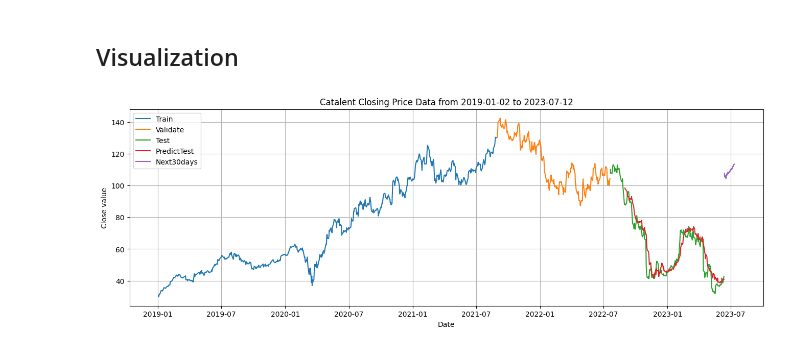
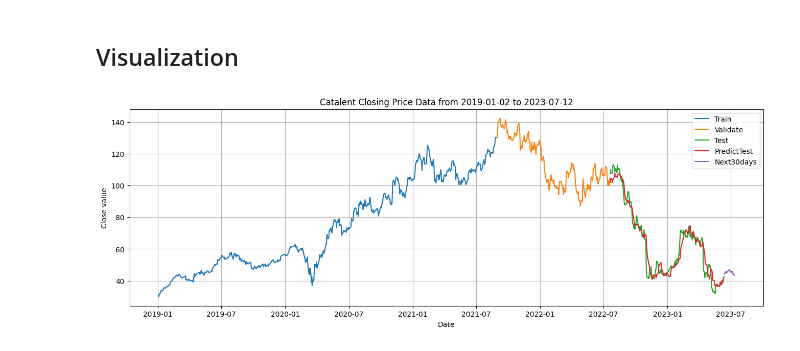
Before and after one commit to mynhungg/IS403.N21.HTTT_Nhom13, a Jupyter notebook: Model/DNN/6_2_2/Code/DFNN_622_CTLT.ipynb, the cells around one changed output. Drawn from its saved outputs; the diff is of its cells as text; code cells hidden in the pictures.

```diff
--- a/Model/DNN/6_2_2/Code/DFNN_622_CTLT.ipynb
+++ b/Model/DNN/6_2_2/Code/DFNN_622_CTLT.ipynb
@@ -163,3 +135,31 @@ MLPRegressor(hidden_layer_sizes=(128, 64, 32), learning_rate='adaptive')
-# %%
-train_predict=best_model.predict(X_train_2d)
-y_pred_val=best_model.predict(X_val_2d)
+# %%
+# Find best params
+best_val_mse = float('inf')
+best_params = None
+
+for hidden_layer_sizes in param_grid['hidden_layer_sizes']:
+    for activation in param_grid['activation']:
+        for learning_rate in param_grid['learning_rate']:
+            # Create the model
+            model = MLPRegressor(hidden_layer_sizes=hidden_layer_sizes, activation=activation, learning_rate=learning_rate,
+                                 max_iter=10, batch_size=32)
+
+            # Training with EarlyStopping
+            es = EarlyStopping(patience=3, verbose=1)
+            model.fit(X_train_2d, y_train)
+
+            # Evaluate on validate sets
+            train_predict=model.predict(X_train_2d)
+            y_pred_val=model.predict(X_val_2d)
+
+            #Inverse
+            train_predict = scaler.inverse_transform(train_predict.reshape(-1, 1))
+            y_pred_val = scaler.inverse_transform(y_pred_val.reshape(-1, 1))
+            y_val = scaler.inverse_transform(y_val.reshape(-1, 1))
+
+            val_mse = mean_squared_error(y_val, y_pred_val)
+
+            # Update best model
+            if val_mse < best_val_mse:
+                best_val_mse = val_mse
+                best_params = {'hidden_layer_sizes': hidden_layer_sizes, 'activation': activation, 'learning_rate': learning_rate}
@@ -166,4 +173,4 @@ y_pred_val=best_model.predict(X_val_2d)
 # %% [markdown]
 ### Testing Processing
 # %%
-y_pred=best_model.predict(X_test_2d)
+y_pred=model.predict(X_test_2d)
@@ -227,12 +203,10 @@ Testing MSLE:  0.013301701150027916
 # %% [markdown]
 ### Preparing the prediction data
 # %%
-x_input = val_data[5:].reshape(1,-1)
+x_input = test_data_extended[5:].reshape(1,-1)
 temp_input = list(x_input)
 temp_input = temp_input[0].tolist()
 
-# Reshape x_train, x_test, x_val to 2 dimensions
-#X_train_2d = X_train.reshape(X_train.shape[0], -1)
 
 # Define i
 i = 0
@@ -247,7 +221,7 @@ while(i < 30):
         x_input = x_input.reshape((1, time_step, 1))
         x_input = x_input.reshape((x_input.shape[0], x_input.shape[1]))
 
-        y_hat = best_model.predict(x_input)
+        y_hat = model.predict(x_input)
 
         temp_input.extend(y_hat.tolist())
         temp_input = temp_input[1:]
@@ -286,23 +260,23 @@ prediction_next30_days = scaler.inverse_transform(prediction_next30_days.reshape
 # %%
 # Visualization
 plt.figure(figsize=(16, 5))
 
 plt.plot(df.index[:train_size], scaler.inverse_transform(train_data))
 
 plt.plot(df.index[train_size : train_size + val_size], scaler.inverse_transform(val_data))
 
 plt.plot(df.index[train_size + val_size : ], test_data)
-plt.plot(df.index[train_size + val_size + time_step: ], y_pred)
+plt.plot(df.index[train_size + val_size : ], y_pred)
 
 plt.plot(future_dates, prediction_next30_days)
 
 plt.legend(['Train','Validate','Test','PredictTest','Next30days'])
 
 plt.grid()
 plt.title(f"Catalent Closing Price Data from 2019-01-02 to 2023-07-12")
 plt.xlabel("Date")
 plt.ylabel("Close value")
 #plt.savefig('../Image/DFNN_622_CTLT.png')
 plt.show()
 # %% [output]
-[figure, old version]
+[figure, new version]
```
Also changed, not shown: parts of 13 cells of this notebook, 11 other files.
